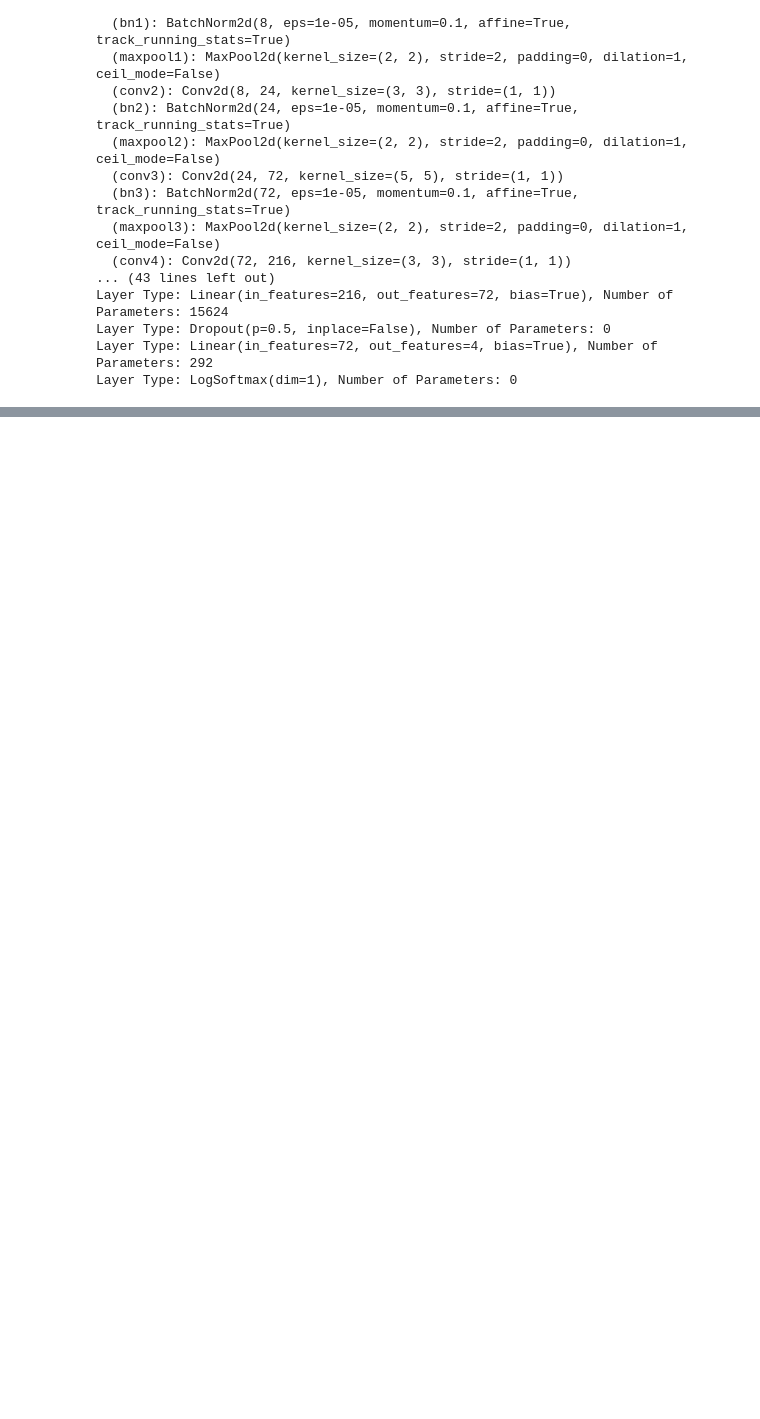
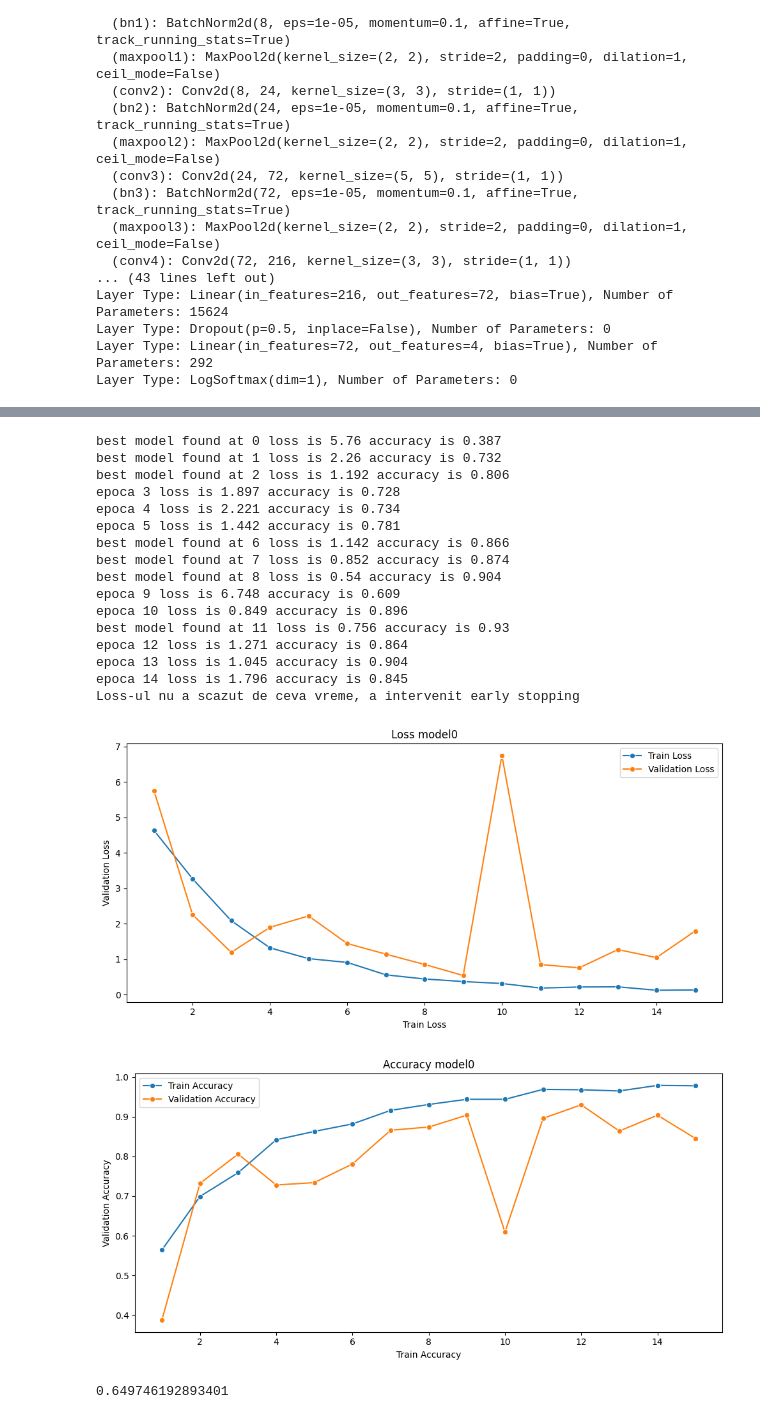
Before and after one commit to AlfredPietraru/Neural-Networks-Tumor-Detection, a Jupyter notebook: main.ipynb, the cells around one changed output, grey strips where cells are left out. Drawn from its saved outputs; the diff is of its cells as text; code cells hidden in the pictures; blank space fills up the shorter version.

Commit message:
task 3 done

```diff
--- a/main.ipynb
+++ b/main.ipynb
@@ -114,7 +116,8 @@ def train_model(model, epochs, data, criterion, optimizer, lr_scheduler, early_s
       if (not early_stopping.continue_training(model, Vloss)):
          print("Loss-ul nu a scazut de ceva vreme, a intervenit early stopping")
          break
-      lr_scheduler.step(Vloss)
+      if (lr_scheduler != None):
+        lr_scheduler.step(Vloss)
       training_loss.append(round(Tloss, 3))
       validation_loss.append(round(Vloss, 3))
       training_accuracy.append(round(accuracy_score(train_pred, train_labels), 3))
@@ -355,0 +281,65 @@ print("Best Hyperparameters:", study.best_params)
+# %%
+from collections import Counter
+
+current_parameters = {
+    "batch_size": 50,
+    "epochs" : 50,
+    "lr": 1e-3,
+    "weight_decay": 1e-4,
+    "optimizer_patience" : 3,
+    "lr_factor": 0.6,
+    "width": 16,
+    "expansion" : 4,
+    "early_stopping_patience" : 7,
+}
+K = 5
+BALANCED = True
+training_info, test_info = get_training_testing_data(BALANCED)
+training_info, validation_info = split_traing_data(training_info, 0.2)
+data_chunks = split_for_cross_validation(training_info, K)
+
+training_no_transforms = v2.Compose([
+    ToTensor(),
+    Resize(SIZE)
+])
+
+def compute_class_weights(data_stream):
+    labels = [label for _, label in data_stream]
+    label_counts = Counter(labels)
+    total_samples = sum(label_counts.values())
+    class_weights = {label: total_samples / count for label, count in label_counts.items()}
+    max_label = max(label_counts.keys())
+    weights_list = [class_weights.get(i, 0.0) for i in range(max_label + 1)]
+    weights = torch.tensor(weights_list, dtype=torch.float)
+    print(weights)
+    device = torch.device("cuda" if torch.cuda.is_available() else "cpu")
+    weights = weights.to(device)
+    return weights
+
+def compute_functions_balanced_no_scheduler(model : Net, parameters):
+    optimizer = torch.optim.Adam(model.parameters(), lr=parameters["lr"], weight_decay=parameters["weight_decay"])
+    return torch.nn.CrossEntropyLoss(), optimizer, None
+
+
+# task 2 - fara augmentari, duplicarea exemplelor din clasele suplimentare
+compute_cross_validation(current_parameters, K, data_chunks, test_info, training_no_transforms, training_no_transforms, compute_functions_balanced_no_scheduler)
+# %% [output]
+best model found at 0 loss is 5.76 accuracy is 0.387
+best model found at 1 loss is 2.26 accuracy is 0.732
+best model found at 2 loss is 1.192 accuracy is 0.806
+epoca 3 loss is 1.897 accuracy is 0.728
+epoca 4 loss is 2.221 accuracy is 0.734
+epoca 5 loss is 1.442 accuracy is 0.781
+best model found at 6 loss is 1.142 accuracy is 0.866
+best model found at 7 loss is 0.852 accuracy is 0.874
+best model found at 8 loss is 0.54 accuracy is 0.904
+epoca 9 loss is 6.748 accuracy is 0.609
+epoca 10 loss is 0.849 accuracy is 0.896
+best model found at 11 loss is 0.756 accuracy is 0.93
+epoca 12 loss is 1.271 accuracy is 0.864
+epoca 13 loss is 1.045 accuracy is 0.904
+epoca 14 loss is 1.796 accuracy is 0.845
+Loss-ul nu a scazut de ceva vreme, a intervenit early stopping
+[figure, added]
+[figure, added]
+0.649746192893401
```
Also changed, not shown: parts of 12 cells of this notebook.
